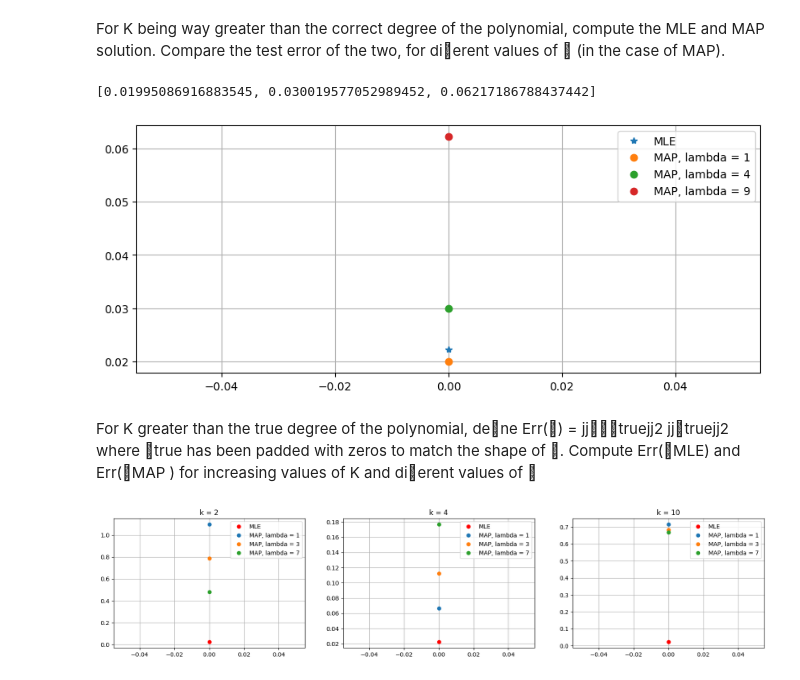
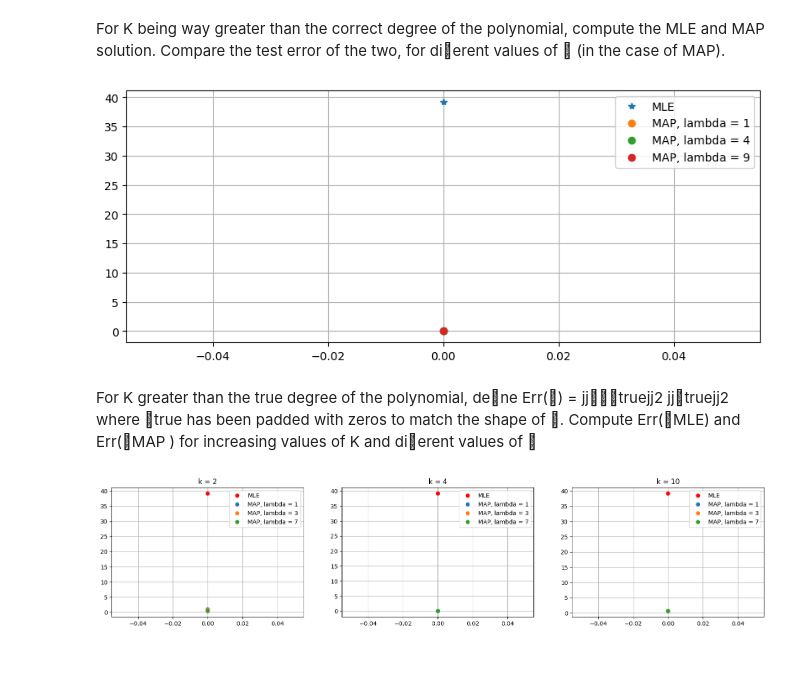
Before and after one commit to ChiaraAngileri/SMM_lab, a Jupyter notebook: Lab4/Homework4.ipynb, the cells around one changed output. Saved outputs shown, nothing was run; the diff lists cells and outputs as text; code cells hidden in the pictures.

```diff
--- a/Lab4/Homework4.ipynb
+++ b/Lab4/Homework4.ipynb
@@ -129,7 +276,7 @@ k_vector = [2, 4, 20, 70]
 theta_mle_vector = []
 
 for k in k_vector:
-    theta_mle = MLE(D_train, k)
+    theta_mle = MLE(D_train, k, "N")
     theta_mle_vector.append(theta_mle)
 
 fig, ax = plt.subplots(len(k_vector), figsize = (10, 20))
@@ -162,7 +309,6 @@ D_train, D_test = split_data(D[0], D[1], 70)
 
 X_test, Y_test = D_test
 
-#k_vector = np.arange(1, 60)
 k_vector = [2, 4, 20, 70]
 
 theta_vector = []
@@ -170,7 +316,7 @@ errors_train = []
 errors_test = []
 
 for k in k_vector:
-    theta_mle = MLE(D_train, k)
+    theta_mle = MLE(D_train, k, "SGD")
     theta_vector.append(theta_mle)
 
     training_error = error(D_train, k, theta_mle)
@@ -238,7 +401,7 @@ for k in k_vector:
     theta_tot_l = []
 
     for l in l_vector:
-        theta_map = MAP(D_train, k, l)
+        theta_map = MAP(D_train, k, l, "Normal equation")
 
         theta_tot_l.append(theta_map)
 
@@ -282,14 +445,13 @@ k_big = 70
 l_vector = [1, 4, 9]
 D_train, D_test = split_data(D[0], D[1], 70)
 
-theta_mle = MLE(D_train, k_big)
+theta_mle = MLE(D_train, k_big, "Normal equation")
 
-thetas_map = [MAP(D_train, k_big, l) for l in l_vector]
+thetas_map = [MAP(D_train, k_big, l, "Normal equation") for l in l_vector]
 
 mle_error = error(D_test, k_big, theta_mle)
 
 map_errors = [error(D_test, k_big, theta_map) for theta_map in thetas_map]
-print(map_errors)
 
 legend_mle = ['MLE']
 legend_map = ['MAP, lambda = ' + str(l) + '' for l in l_vector]
@@ -303,6 +465,5 @@ plt.legend(legend)
 plt.grid()
 plt.show()
 # %% [output]
-[0.01995086916883545, 0.030019577052989452, 0.06217186788437442]
-[figure, old version]
+[figure, new version]
 # %% [markdown]
@@ -327,40 +488,39 @@ theta_map_error_tot_k = []
 
 for k in k_vector:
 
-    theta_mle = MLE(D_train, k)
+    theta_mle = MLE(D_train, k, "Normal equation")
     error_mle = err_theta(theta_mle, k)
     theta_mle_error_tot_k.append(error_mle)
 
     theta_map_tot_l = []
 
     for l in l_vector:
-        theta_map = MAP(D_train, k, l)
+        theta_map = MAP(D_train, k, l, "Normal equation")
         error_map = err_theta(theta_map, k)
         theta_map_tot_l.append(error_map)
 
     theta_map_error_tot_k.append(theta_map_tot_l)
-
 
 legend_mle = ['MLE']
 legend_map = ['MAP, lambda = ' + str(l) + '' for l in l_vector]
 legend = legend_mle + legend_map
 
 plt.figure(figsize=(20, 4))
 
 for i in range(len(k_vector)):
     k = k_vector[i]
 
     plt.subplot(1, len(theta_map_error_tot_k[i]), i+1)
     plt.title(f'k = {k}')
     plt.plot(mle_error, 'ro')
 
     for j in range(len(theta_map_error_tot_k[i])):
         map_error_ = theta_map_error_tot_k[i][j]
         plt.plot(map_error_, 'o')
 
     plt.legend(legend)
     plt.grid()
 
 plt.show()
 # %% [output]
-[figure, old version]
+[figure, new version]
```
Also changed, not shown: parts of 9 cells of this notebook, 1 other file.
